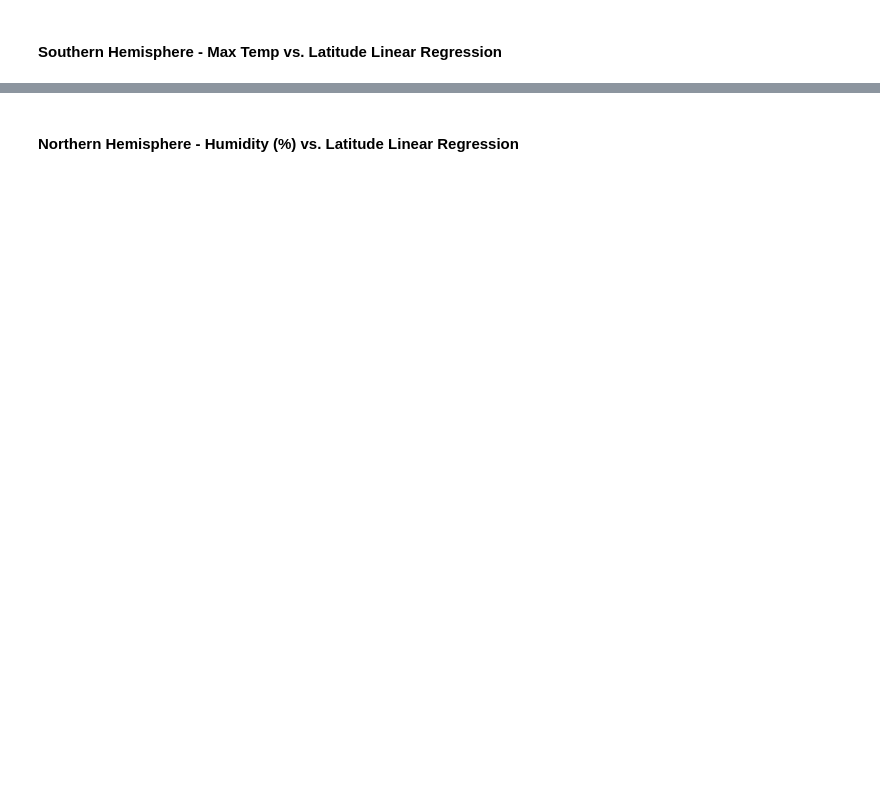
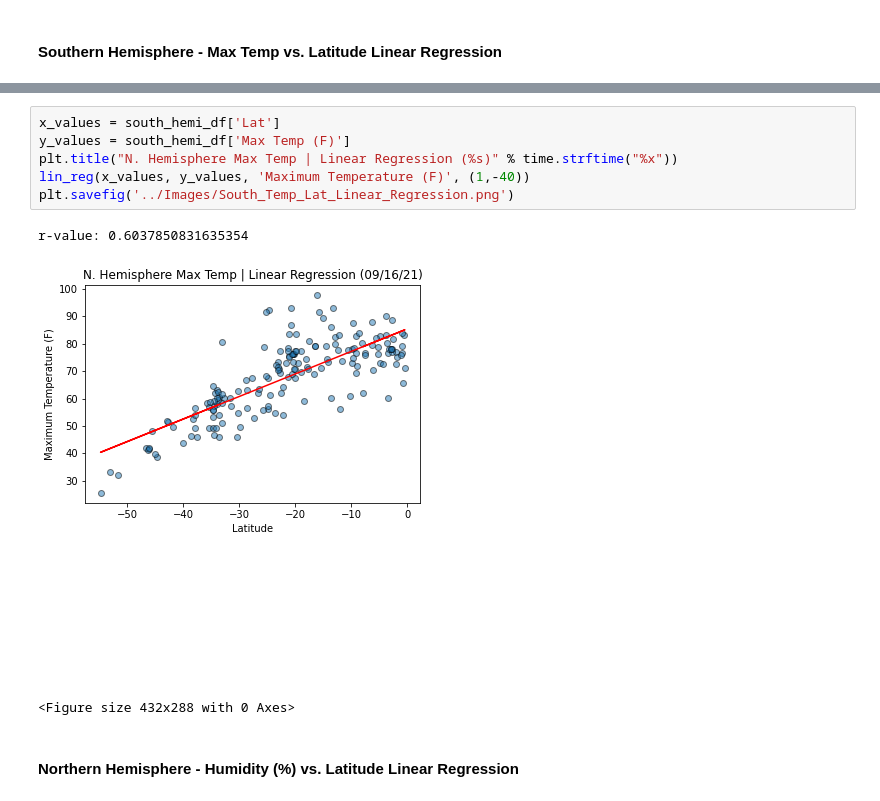
Before and after one commit to josephchancey/python-weather-api, a Jupyter notebook: WeatherPy/WeatherPy.ipynb, the cells around one changed output, grey strips where cells are left out. Saved outputs shown, nothing was run; the diff lists cells and outputs as text; blank space fills up the shorter version.

```diff
--- a/WeatherPy/WeatherPy.ipynb
+++ b/WeatherPy/WeatherPy.ipynb
@@ -355,2 +332,12 @@ The r-value is: 0.6082708688906918
+# %%
+x_values = south_hemi_df['Lat']
+y_values = south_hemi_df['Max Temp (F)']
+plt.title("N. Hemisphere Max Temp | Linear Regression (%s)" % time.strftime("%x"))
+lin_reg(x_values, y_values, 'Maximum Temperature (F)', (1,-40))
+plt.savefig('../Images/South_Temp_Lat_Linear_Regression.png')
+# %% [output]
+r-value: 0.6037850831635354
+[figure, added]
+<Figure size 432x288 with 0 Axes>
 # %% [markdown]
 ####  Northern Hemisphere - Humidity (%) vs. Latitude Linear Regression
```
Also changed, not shown: parts of 25 cells of this notebook, 13 other files.
